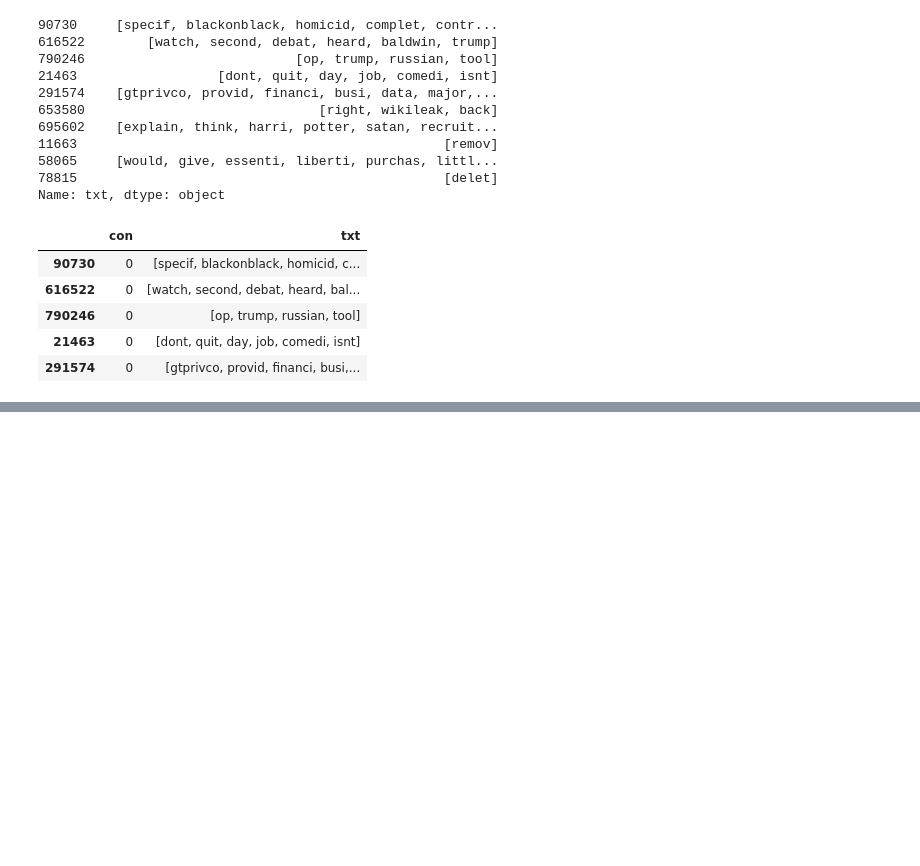
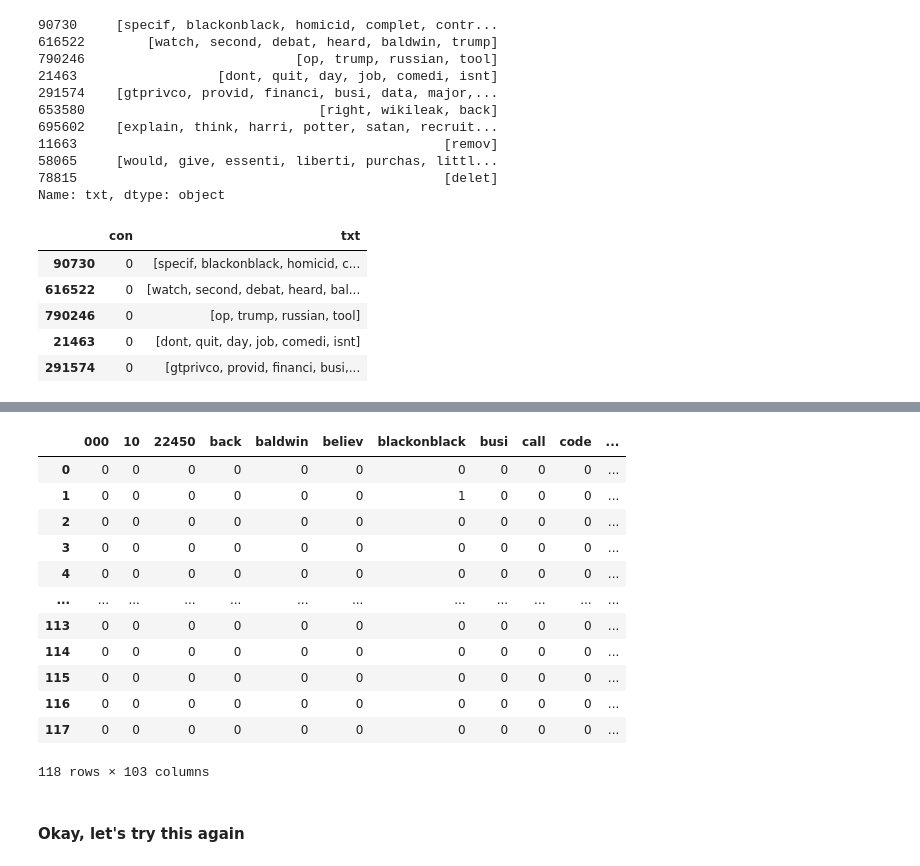
Before and after one commit to ScottBreitbach/DSC550, a Jupyter notebook: Week2/Test.ipynb, the cells around one changed output, grey strips where cells are left out. Saved outputs shown, nothing was run; the diff lists cells and outputs as text; code cells hidden in the pictures; blank space fills up the shorter version.

```diff
--- a/Week2/Test.ipynb
+++ b/Week2/Test.ipynb
@@ -268,0 +349,6 @@ testDF.head()
+# %%
+listOfWords = []
+# %%
+for text in testDF.txt:
+    for word in text:
+        listOfWords.append(word)
@@ -268,0 +357,4 @@ testDF.head()
+# %%
+text_data = listOfWords
+# %%
+bagOfWords = count.fit_transform(text_data)
@@ -268,0 +378,18 @@ testDF.head()
+# %%
+pd.DataFrame(bagOfWords.toarray(), columns=count.get_feature_names())
+# %% [output]
+|  | 000 | 10 | 22450 | back | baldwin | believ | blackonblack | busi | call | code | ... |
+| 0 | 0 | 0 | 0 | 0 | 0 | 0 | 0 | 0 | 0 | 0 | ... |
+| 1 | 0 | 0 | 0 | 0 | 0 | 0 | 1 | 0 | 0 | 0 | ... |
+| 2 | 0 | 0 | 0 | 0 | 0 | 0 | 0 | 0 | 0 | 0 | ... |
+| 3 | 0 | 0 | 0 | 0 | 0 | 0 | 0 | 0 | 0 | 0 | ... |
+| 4 | 0 | 0 | 0 | 0 | 0 | 0 | 0 | 0 | 0 | 0 | ... |
+| ... | ... | ... | ... | ... | ... | ... | ... | ... | ... | ... | ... |
+| 113 | 0 | 0 | 0 | 0 | 0 | 0 | 0 | 0 | 0 | 0 | ... |
+| 114 | 0 | 0 | 0 | 0 | 0 | 0 | 0 | 0 | 0 | 0 | ... |
+| 115 | 0 | 0 | 0 | 0 | 0 | 0 | 0 | 0 | 0 | 0 | ... |
+| 116 | 0 | 0 | 0 | 0 | 0 | 0 | 0 | 0 | 0 | 0 | ... |
+| 117 | 0 | 0 | 0 | 0 | 0 | 0 | 0 | 0 | 0 | 0 | ... |
+118 rows × 103 columns
+# %% [markdown]
+#### Okay, let's try this again
```
Also changed, not shown: parts of 50 cells of this notebook, 1 other file.
